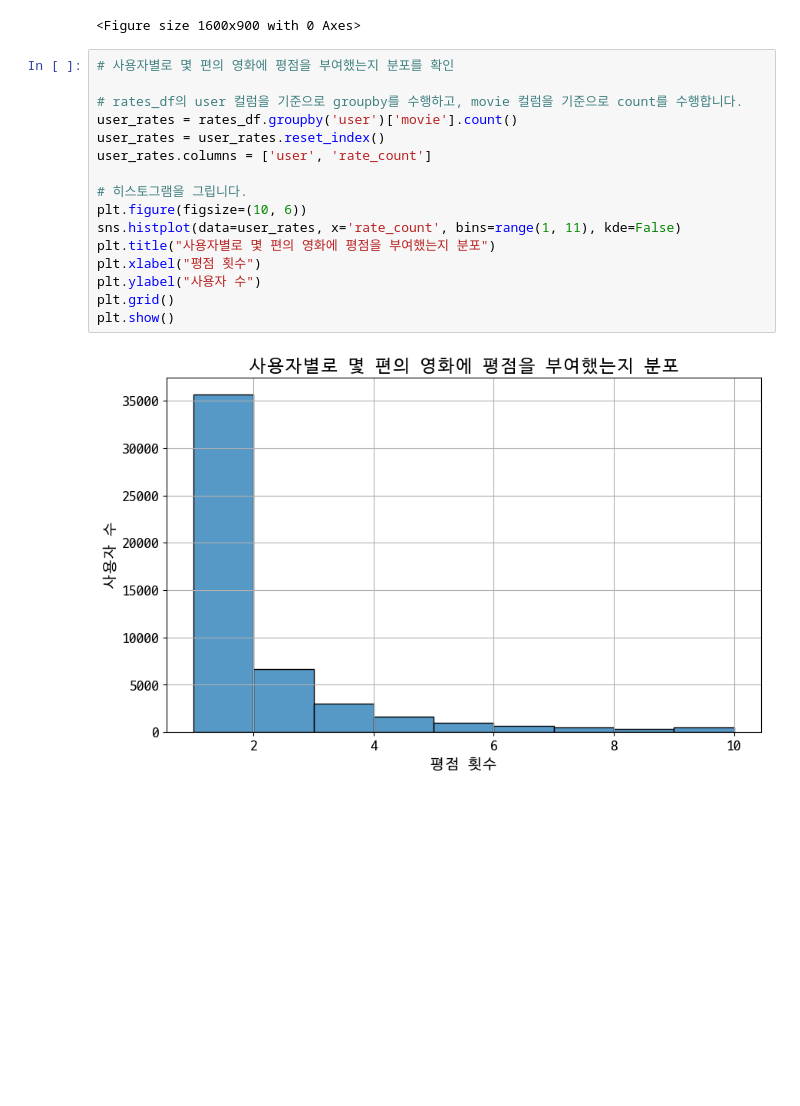
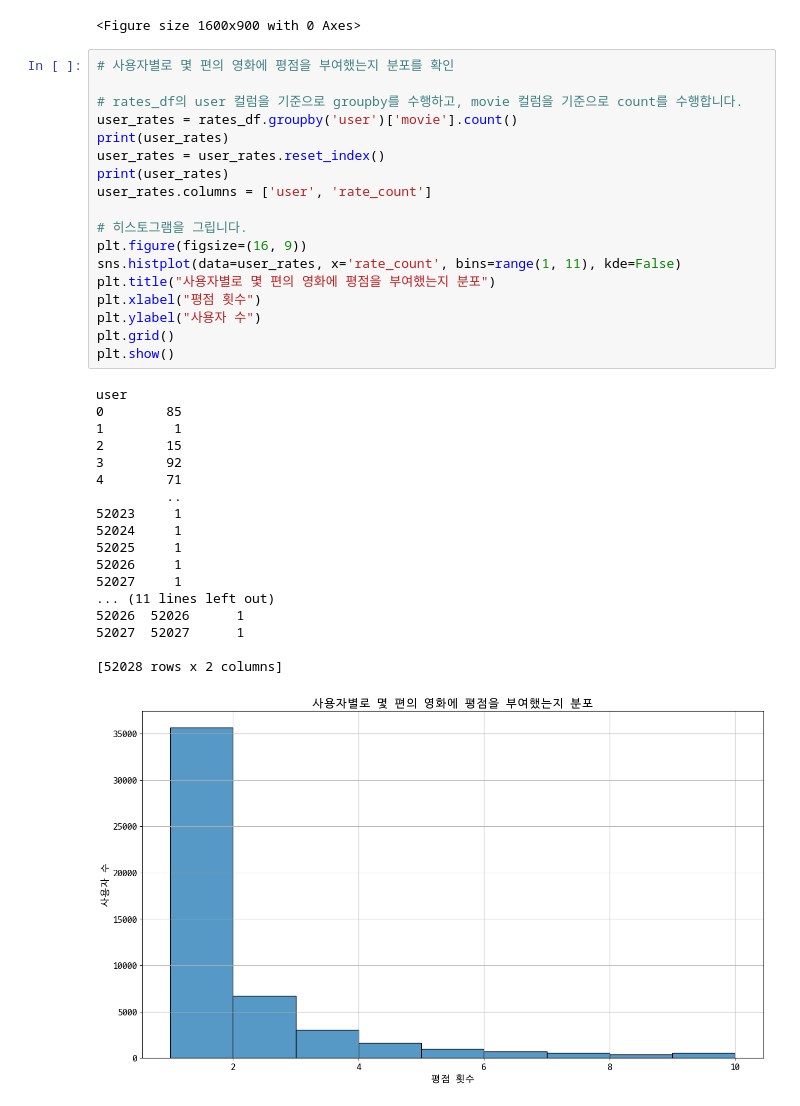
Before and after one commit to seungwonme/codyssey, a Jupyter notebook: prob-0102/5.ipynb, the cells around one changed output. Cells and saved outputs as stored; diff of their text form; blank space fills up the shorter version.

```diff
--- a/prob-0102/5.ipynb
+++ b/prob-0102/5.ipynb
@@ -155,19 +204,38 @@ plt.figure(figsize=(16, 9))
 # %%
 # 사용자별로 몇 편의 영화에 평점을 부여했는지 분포를 확인
 
 # rates_df의 user 컬럼을 기준으로 groupby를 수행하고, movie 컬럼을 기준으로 count를 수행합니다.
 user_rates = rates_df.groupby('user')['movie'].count()
+print(user_rates)
 user_rates = user_rates.reset_index()
+print(user_rates)
 user_rates.columns = ['user', 'rate_count']
 
 # 히스토그램을 그립니다.
-plt.figure(figsize=(10, 6))
+plt.figure(figsize=(16, 9))
 sns.histplot(data=user_rates, x='rate_count', bins=range(1, 11), kde=False)
 plt.title("사용자별로 몇 편의 영화에 평점을 부여했는지 분포")
 plt.xlabel("평점 횟수")
 plt.ylabel("사용자 수")
 plt.grid()
 plt.show()
 # %% [output]
+user
+0        85
+1         1
+2        15
+3        92
+4        71
+         ..
+52023     1
+52024     1
+52025     1
+52026     1
+52027     1
+... (11 lines left out)
+52026  52026      1
+52027  52027      1
+
+[52028 rows x 2 columns]
-[figure, old version]
+[figure, new version]
 # %%
```
Also changed, not shown: parts of 6 cells of this notebook, 4 other files.
